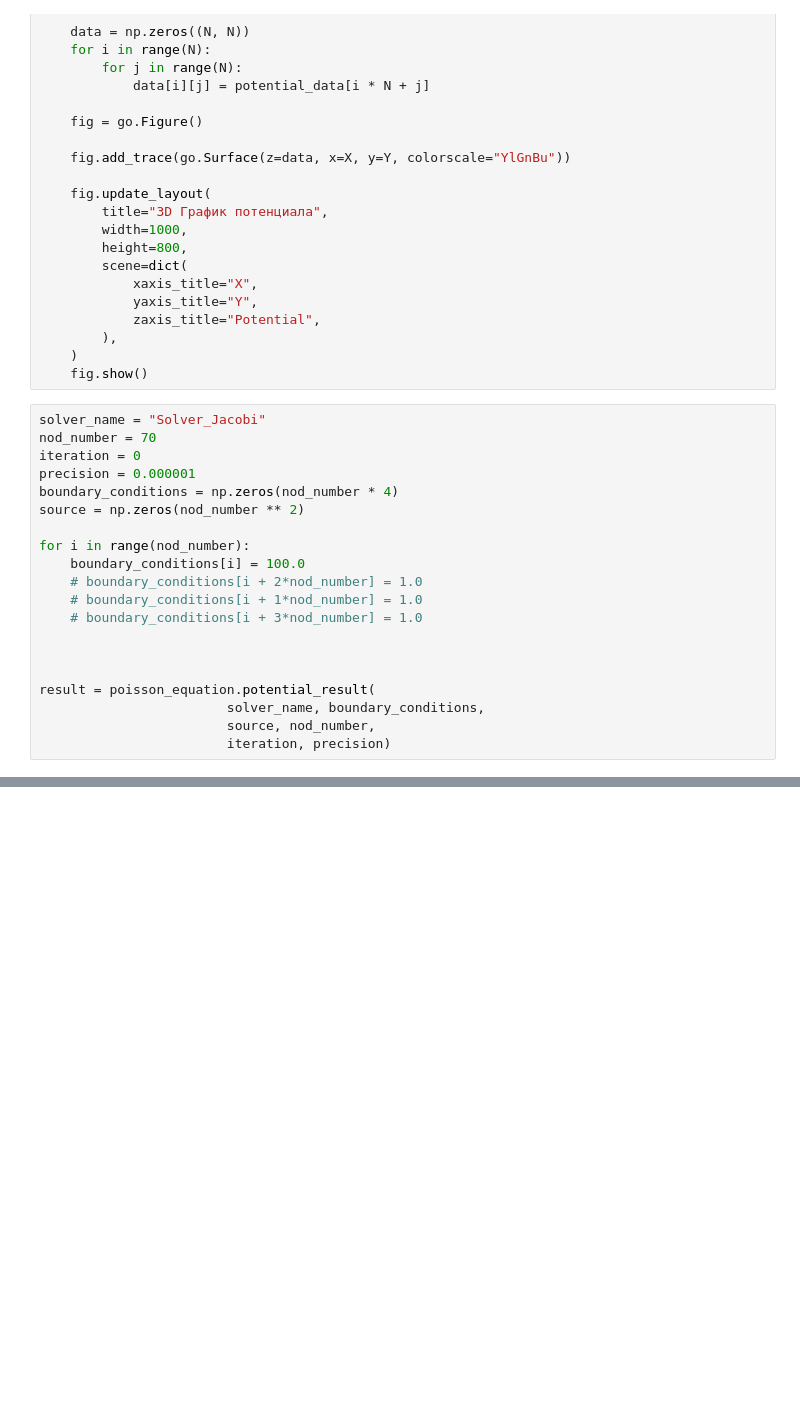
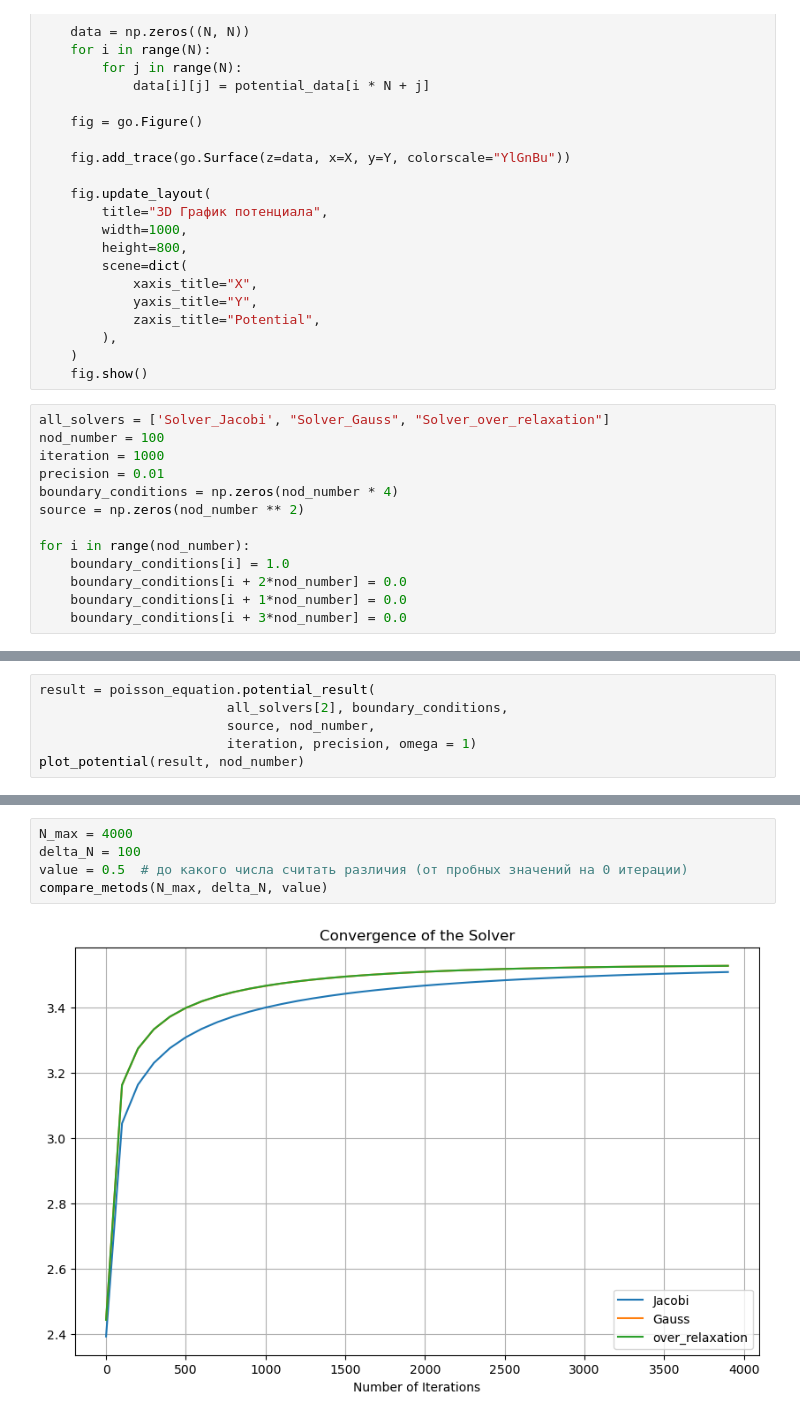
Before and after one commit to Anton9721/Poisson_Equation, a Jupyter notebook: python_test.ipynb, the cells around one changed output, grey strips where cells are left out. Drawn from its saved outputs; the diff is of its cells as text; blank space fills up the shorter version.

```diff
--- a/python_test.ipynb
+++ b/python_test.ipynb
@@ -29,22 +32,15 @@ def plot_potential(potential_data, N):
     )
     fig.show()
 # %%
-solver_name = "Solver_Jacobi"
-nod_number = 70
-iteration = 0
-precision = 0.000001
+all_solvers = ['Solver_Jacobi', "Solver_Gauss", "Solver_over_relaxation"]
+nod_number = 100
+iteration = 1000
+precision = 0.01
 boundary_conditions = np.zeros(nod_number * 4)
 source = np.zeros(nod_number ** 2)
 
 for i in range(nod_number):
-    boundary_conditions[i] = 100.0
-    # boundary_conditions[i + 2*nod_number] = 1.0
-    # boundary_conditions[i + 1*nod_number] = 1.0
-    # boundary_conditions[i + 3*nod_number] = 1.0
-
-
-
-result = poisson_equation.potential_result(
-                        solver_name, boundary_conditions,
-                        source, nod_number,
-                        iteration, precision)
+    boundary_conditions[i] = 1.0
+    boundary_conditions[i + 2*nod_number] = 0.0
+    boundary_conditions[i + 1*nod_number] = 0.0
+    boundary_conditions[i + 3*nod_number] = 0.0
@@ -56,0 +65,6 @@ print(result)
+# %%
+result = poisson_equation.potential_result(
+                        all_solvers[2], boundary_conditions,
+                        source, nod_number,
+                        iteration, precision, omega = 1)
+plot_potential(result, nod_number)
@@ -56,0 +160,7 @@ print(result)
+# %%
+N_max = 4000
+delta_N = 100
+value = 0.5  # до какого числа считать различия (от пробных значений на 0 итерации)
+compare_metods(N_max, delta_N, value)
+# %% [output]
+[figure, added]
```
Also changed, not shown: parts of 11 cells of this notebook, 6 other files.
